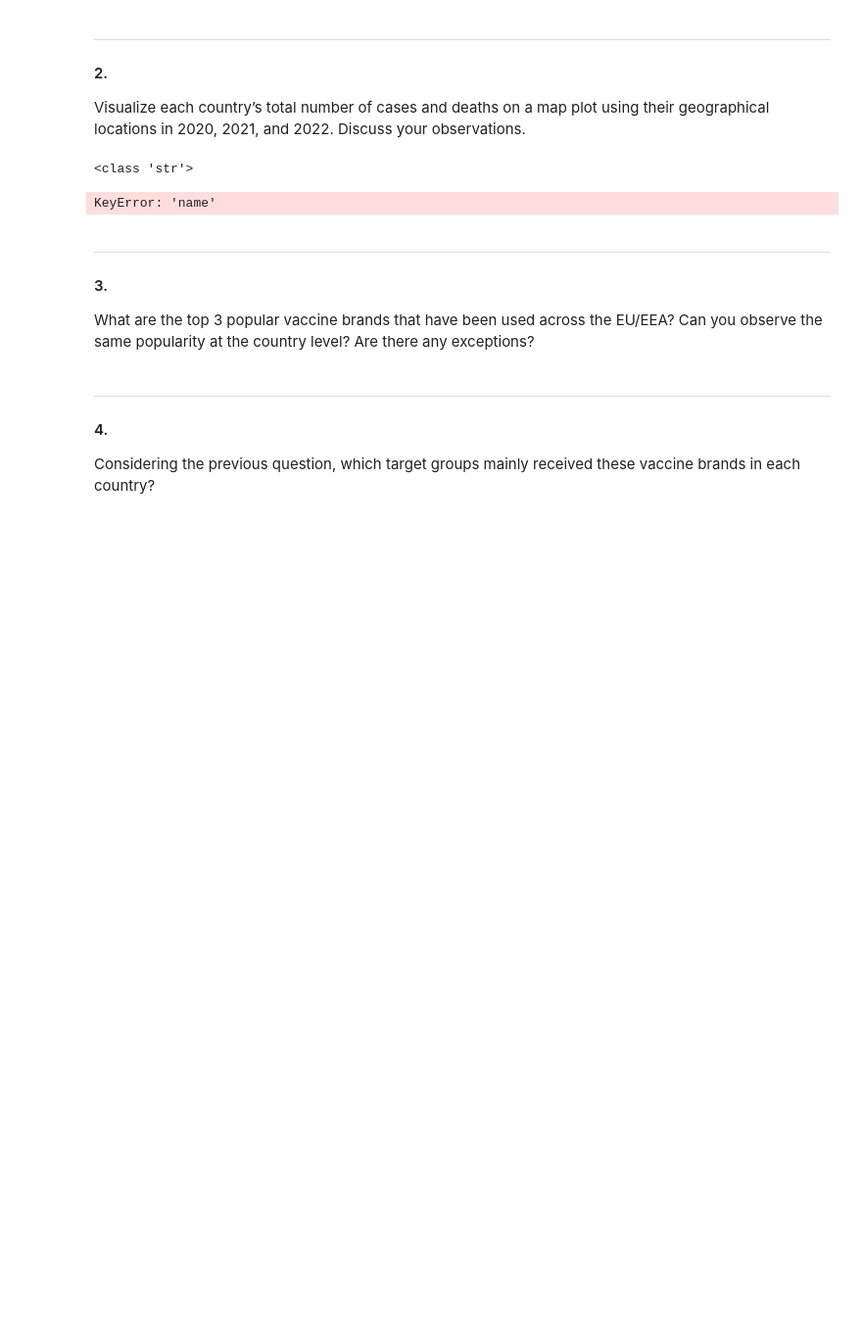
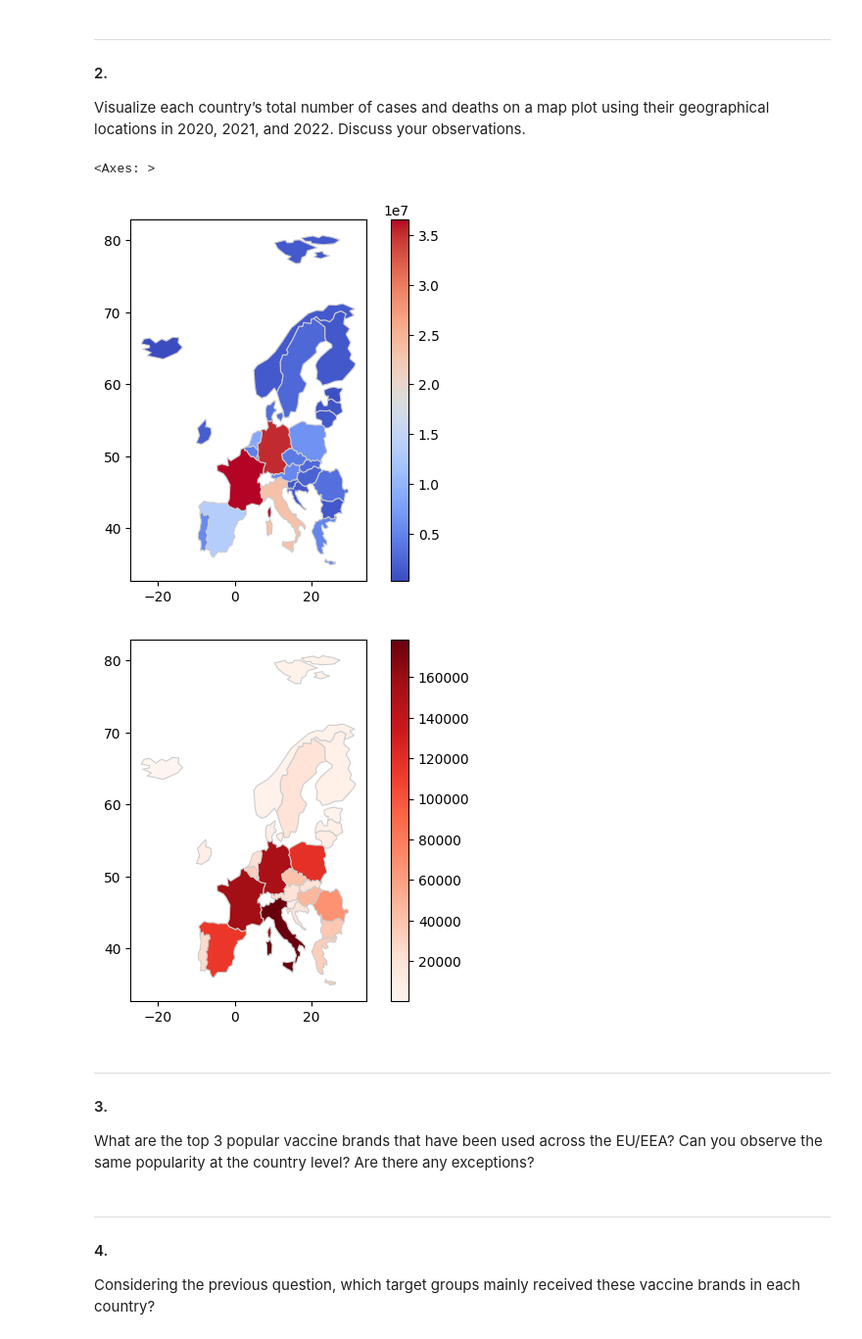
Before and after one commit to Globose/dv1597, a Jupyter notebook: a2/book.ipynb, the cells around one changed output. Shown at 98% size. Cells and saved outputs as stored; diff of their text form; code cells hidden in the pictures; blank space fills up the shorter version.

```diff
--- a/a2/book.ipynb
+++ b/a2/book.ipynb
@@ -151,35 +165,41 @@ dtype: int64
 #### 2.
 Visualize each country’s total number of cases and deaths on a map plot using their geographical locations in 2020, 2021, and 2022. Discuss your observations.
 # %%
-df_sum = df_daily.groupby('countriesAndTerritories')['deaths'].sum().reset_index()
-# print(df_sum)# print(df_sum['countriesAndTerritories'])
+# Create dataframes that sums all deaths and cases
+df_deaths = df_daily.groupby('countriesAndTerritories')['deaths'].sum().reset_index()
+df_cases = df_daily.groupby('countriesAndTerritories')['cases'].sum().reset_index()
 
 # Load European map data from geopandas datasets
-
 europe = gpd.read_file(gpd.datasets.get_path('naturalearth_lowres'))
 europe = europe[europe['continent'] == 'Europe']
 
-print(type(europe.iloc[0]['name']))
-# for country in df_sum['countriesAndTerritories']:
-  #   if country not in europe['name']:
-  #       print("oopsie")
+# Code to remove a french territory far away from europe
+coordinates = ""
+start = False
+for char in str(europe.iat[2,5]):
+    if char == ")":
+        break
+    if char == "-":
+        start = True
+    if start:
+        coordinates += char
 
-# Merge your data with the European map based on the 'country' column
+coordinates = [tuple(map(float, coord.split(' '))) for coord in coordinates.split(', ')]
 
-merged_data = europe.merge(df_sum, right_on='name', left_on='countriesAndTerritories', how='inner')
+coordinates = Polygon(coordinates)
+europe.iat[2, 5] = europe.iat[2, 5].difference(coordinates)
 
-# Plot the map
-fig = mpl.figure(figsize=(5, 4))
-ax = fig.subplots()
+# Merge dataframes with the European map based on the 'country' column
+cases_map = europe.merge(df_cases, left_on='name', right_on='countriesAndTerritories')
+deaths_map = europe.merge(df_deaths, left_on='name', right_on='countriesAndTerritories')
 
-fig.tight_layout()
-# Plotting the merged data, coloring countries based on your data
-merged_data.plot(column='deaths', cmap='coolwarm', linewidth=0.8, edgecolor='0.8', legend=True)
-
-mpl.show()
+# Plotting the merged data, coloring countries based on cases or deaths
+cases_map.plot(column='cases', cmap='coolwarm', linewidth=0.8, edgecolor='0.8', legend=True)
+deaths_map.plot(column='deaths', cmap='Reds', linewidth=0.8, edgecolor='0.8', legend=True)
 # %% [output]
-<class 'str'>
+<Axes: >
-KeyError: 'name'
+[figure, added]
+[figure, added]
 # %% [markdown]
 ***
 #### 3.
```
Also changed, not shown: parts of 3 cells of this notebook.
